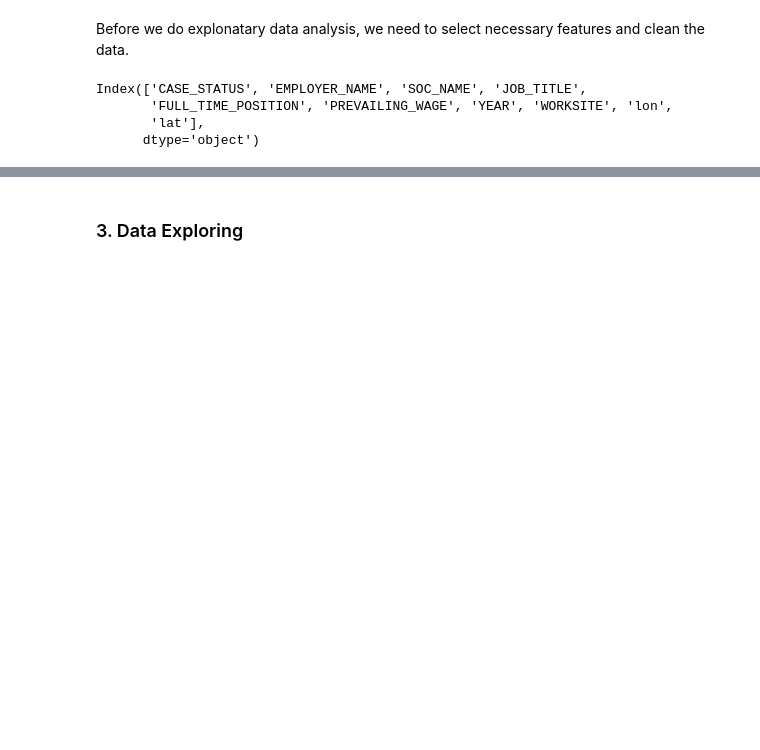
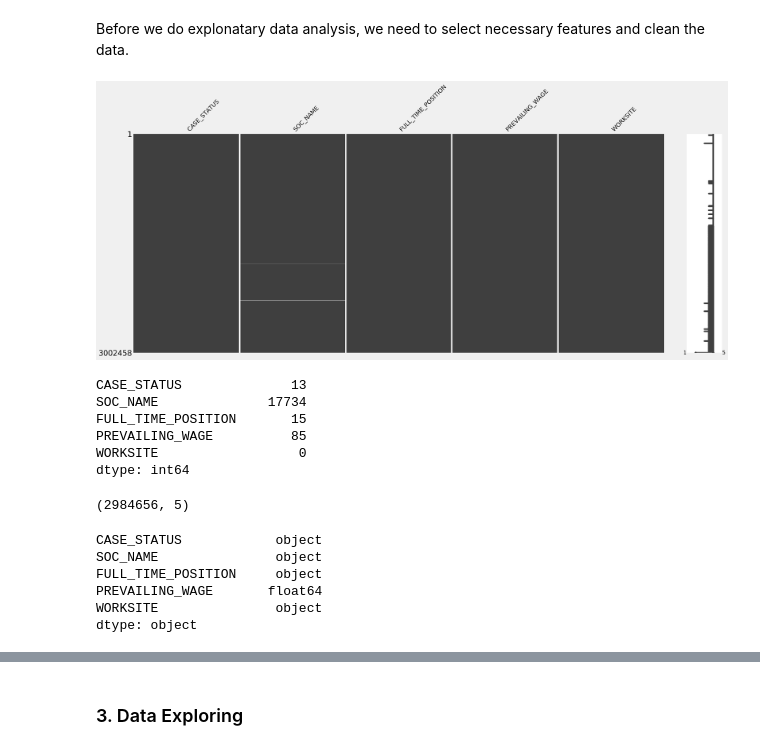
Before and after one commit to numanyilmaz/Capstone, a Jupyter notebook: Capstone.ipynb, the cells around one changed output, grey strips where cells are left out. Drawn from its saved outputs; the diff is of its cells as text; code cells hidden in the pictures; blank space fills up the shorter version.

```diff
--- a/Capstone.ipynb
+++ b/Capstone.ipynb
@@ -23,6 +23,7 @@ print('Missingno version: {}'.format(msno.__version__))
 # Pretty display for notebooks
 %matplotlib inline
 import matplotlib.pyplot as plt
+plt.style.use('fivethirtyeight')
 
 # for more clear plots
 from IPython.display import set_matplotlib_formats
@@ -62,3 +56,22 @@ df.shape
 ### 2. Data Wrangling
 # %% [markdown]
 Before we do explonatary data analysis, we need to select necessary features and clean the data.
+# %%
+# select the features that will be used creating the model
+data = df[['CASE_STATUS', 'SOC_NAME',
+       'FULL_TIME_POSITION', 'PREVAILING_WAGE', 'WORKSITE']]
+# %%
+# missing values
+msno.matrix(data)
+# %% [output]
+[figure, added]
+# %%
+#check the missing data
+data.isnull().sum()
+# %% [output]
+CASE_STATUS              13
+SOC_NAME              17734
+FULL_TIME_POSITION       15
+PREVAILING_WAGE          85
+WORKSITE                  0
+dtype: int64
@@ -65,8 +81,15 @@ Before we do explonatary data analysis, we need to select necessary features and
+# %%
+# number of records in the dataset
+data.shape
+# %% [output]
+(2984656, 5)
 # %%
-# name of the columns
-df.columns
+# type of columns
+data.dtypes
 # %% [output]
-Index(['CASE_STATUS', 'EMPLOYER_NAME', 'SOC_NAME', 'JOB_TITLE',
-       'FULL_TIME_POSITION', 'PREVAILING_WAGE', 'YEAR', 'WORKSITE', 'lon',
-       'lat'],
-      dtype='object')
+CASE_STATUS            object
+SOC_NAME               object
+FULL_TIME_POSITION     object
+PREVAILING_WAGE       float64
+WORKSITE               object
+dtype: object
```
Also changed, not shown: parts of 21 cells of this notebook.
